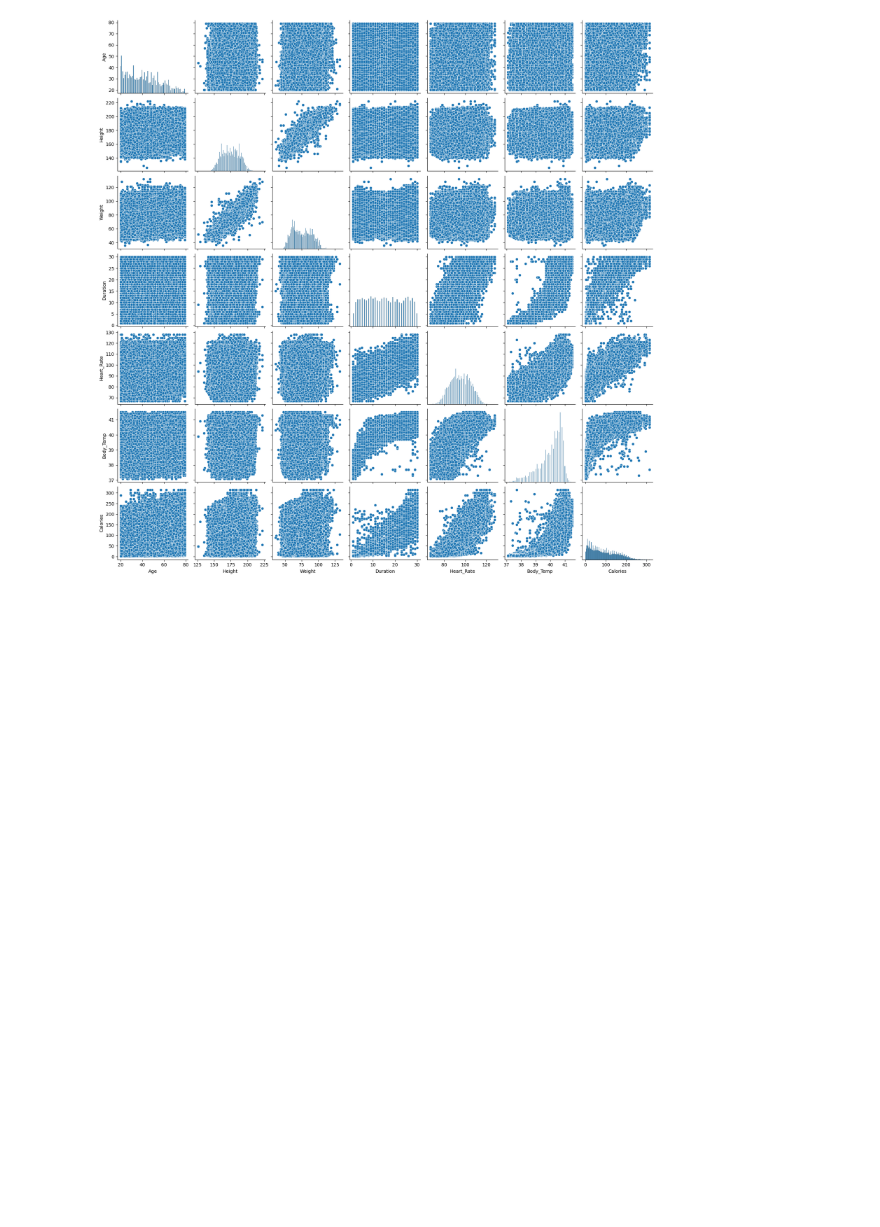
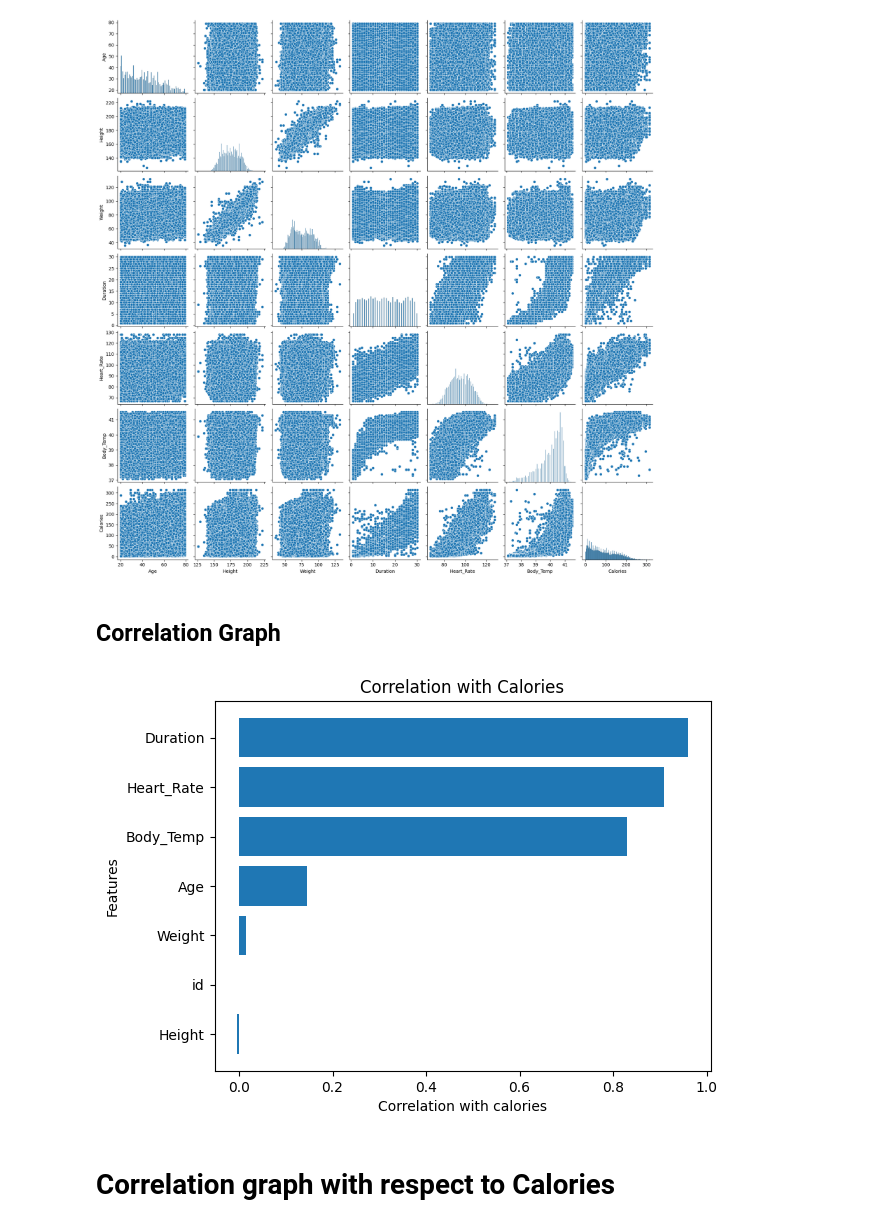
Before and after one commit to VechamGautham/Kaggle-projects, a Jupyter notebook: calorie-predict/calorie-predict.ipynb, the cells around one changed output. Saved outputs shown, nothing was run; the diff lists cells and outputs as text; code cells hidden in the pictures; blank space fills up the shorter version.

```diff
--- a/calorie-predict/calorie-predict.ipynb
+++ b/calorie-predict/calorie-predict.ipynb
@@ -141,3 +141,16 @@ sns.pairplot(train_df.drop(columns=['id','Sex']),kind="scatter",diag_kind="hist"
 plt.show()
 # %% [output]
 [figure]
+# %% [markdown]
+## Correlation Graph
+# %%
+correlations = train_df.corr(numeric_only=True)["Calories"].drop("Calories").sort_values(ascending=True)
+plt.xlabel("Correlation with calories")
+plt.ylabel("Features")
+plt.title("Correlation with Calories")
+plt.barh(correlations.index, correlations.values)
+plt.show()
+# %% [output]
+[figure, added]
+# %% [markdown]
+# Correlation graph with respect to Calories
```
Also changed, not shown: parts of 9 cells of this notebook.
